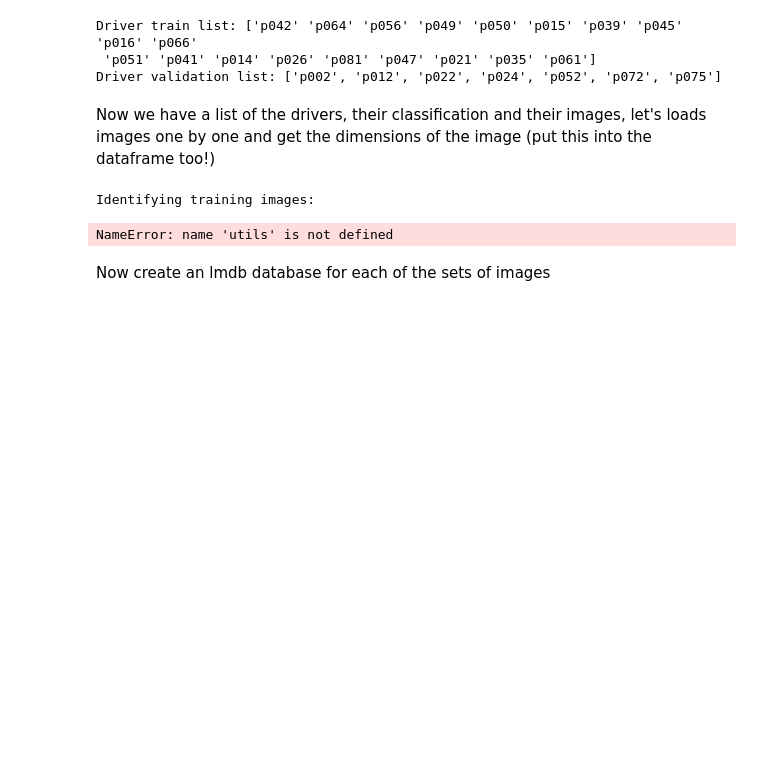
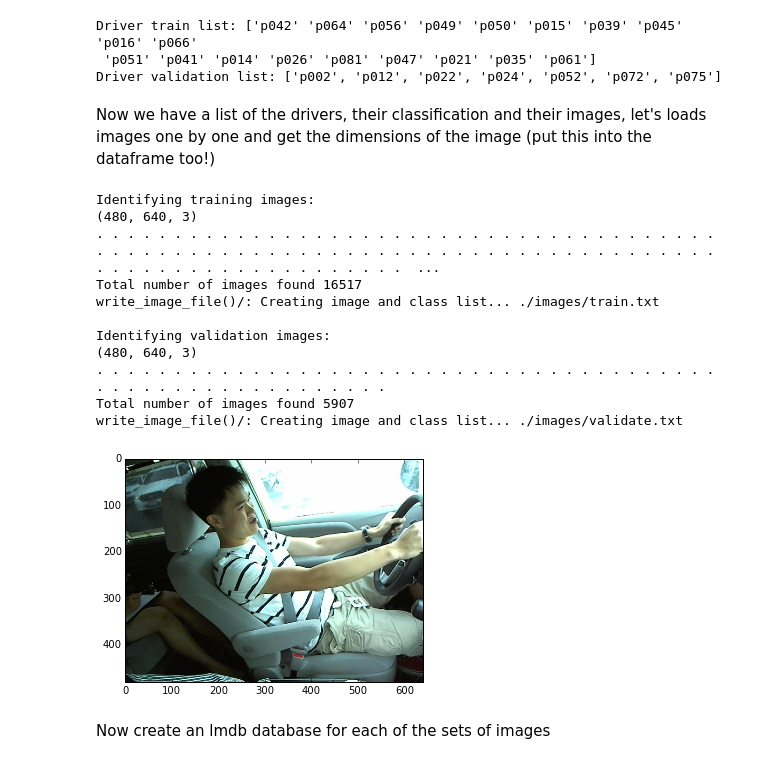
Before and after one commit to markstrefford/state-farm, a Jupyter notebook: state-farm-caffe.ipynb, the cells around one changed output. Saved outputs shown, nothing was run; the diff lists cells and outputs as text; code cells hidden in the pictures; blank space fills up the shorter version.

```diff
--- a/state-farm-caffe.ipynb
+++ b/state-farm-caffe.ipynb
@@ -134,19 +134,29 @@ def write_image_file(location, image_list, class_list):
 # %%
 
 print "\nIdentifying training images:"
-train_image_list, train_class_list = split_image_data(train_image_source_dir, driver_list, training_list)
+train_image_list, train_class_list = split_image_data(driver_list, training_list)
 #print "First 20 training images: {}".format(train_image_list[:20])
 #print "First 20 training classes: {}".format(train_class_list[:20])
 write_image_file(train_images, train_image_list, train_class_list)
 
 print "\nIdentifying validation images:"
-validation_image_list, validation_class_list = split_image_data(train_image_source_dir, driver_list, validation_list)
+validation_image_list, validation_class_list = split_image_data(driver_list, validation_list)
 #print "First 20 validation images: {}".format(validation_image_list[:20])
 #print "First 20 validation classes: {}".format(validation_class_list[:20])
 write_image_file(valid_images, validation_image_list, validation_class_list)
 # %% [output]
 Identifying training images:
+(480, 640, 3)
+. . . . . . . . . . . . . . . . . . . . . . . . . . . . . . . . . . . . . . . . . . . . . . . . . . . . . . . . . . . . . . . . . . . . . . . . . . . . . . . . . . . . . . . . . . . . . . . . . . . .  ...
+Total number of images found 16517
+write_image_file()/: Creating image and class list... ./images/train.txt
+
+Identifying validation images:
+(480, 640, 3)
+. . . . . . . . . . . . . . . . . . . . . . . . . . . . . . . . . . . . . . . . . . . . . . . . . . . . . . . . . . .
+Total number of images found 5907
+write_image_file()/: Creating image and class list... ./images/validate.txt
-NameError: name 'utils' is not defined
+[figure, added]
 # %% [markdown]
 Now create an lmdb database for each of the sets of images
 # %%
```
Also changed, not shown: parts of 6 cells of this notebook, 1 other file.
